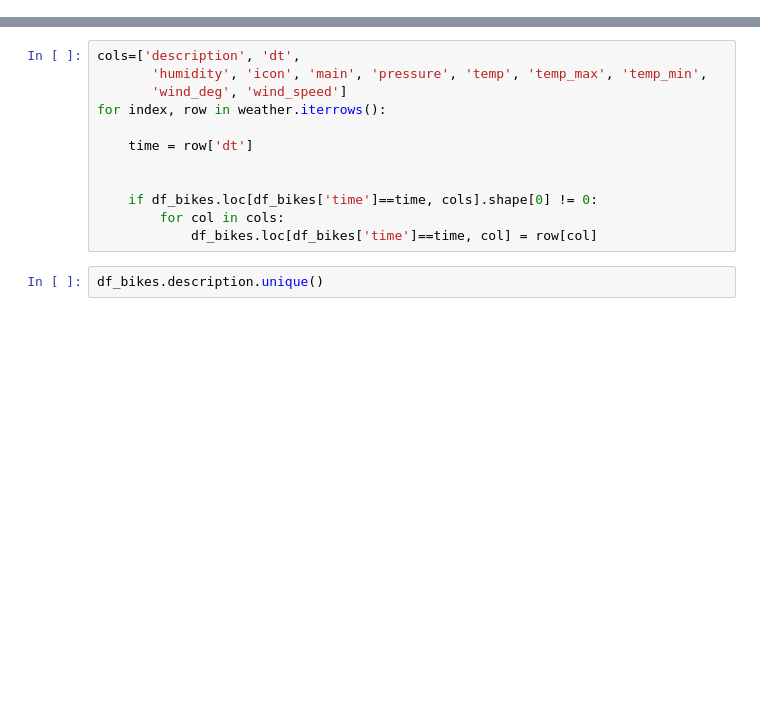
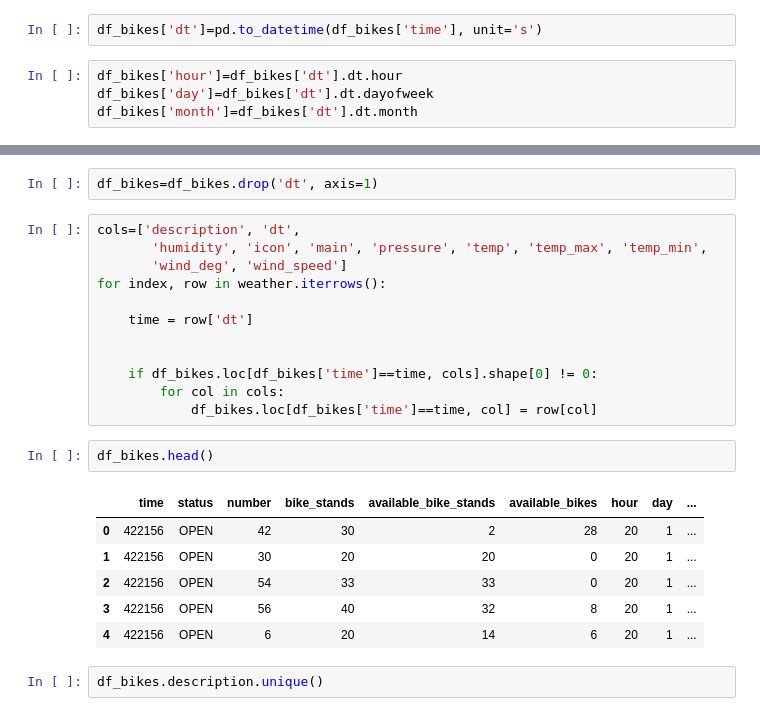
Before and after one commit to Ematrix163/Dublin_bikes, a Jupyter notebook: src/analytics/merger.ipynb, the cells around one changed output, grey strips where cells are left out. Drawn from its saved outputs; the diff is of its cells as text; blank space fills up the shorter version.

```diff
--- a/src/analytics/merger.ipynb
+++ b/src/analytics/merger.ipynb
@@ -17,0 +17,6 @@ df_bikes['time']=df_bikes['time']//3600
+# %%
+df_bikes['dt']=pd.to_datetime(df_bikes['time'], unit='s')
+# %%
+df_bikes['hour']=df_bikes['dt'].dt.hour
+df_bikes['day']=df_bikes['dt'].dt.dayofweek
+df_bikes['month']=df_bikes['dt'].dt.month
@@ -37,6 +44,8 @@ weather['dt']=weather['dt']//3600
 for col in weather.columns:
     df_bikes[col]=0
     df_bikes[col].astype('category')
+# %%
+df_bikes=df_bikes.drop('dt', axis=1)
 # %%
 cols=['description', 'dt',
        'humidity', 'icon', 'main', 'pressure', 'temp', 'temp_max', 'temp_min',
@@ -49,6 +58,15 @@ for index, row in weather.iterrows():
     if df_bikes.loc[df_bikes['time']==time, cols].shape[0] != 0:
         for col in cols:
             df_bikes.loc[df_bikes['time']==time, col] = row[col]
+# %%
+df_bikes.head()
+# %% [output]
+|  | time | status | number | bike_stands | available_bike_stands | available_bikes | hour | day | ... |
+| 0 | 422156 | OPEN | 42 | 30 | 2 | 28 | 20 | 1 | ... |
+| 1 | 422156 | OPEN | 30 | 20 | 20 | 0 | 20 | 1 | ... |
+| 2 | 422156 | OPEN | 54 | 33 | 33 | 0 | 20 | 1 | ... |
+| 3 | 422156 | OPEN | 56 | 40 | 32 | 8 | 20 | 1 | ... |
+| 4 | 422156 | OPEN | 6 | 20 | 14 | 6 | 20 | 1 | ... |
 # %%
 df_bikes.description.unique()
 # %% [output]
```
Also changed, not shown: parts of 16 cells of this notebook, 4 other files.
